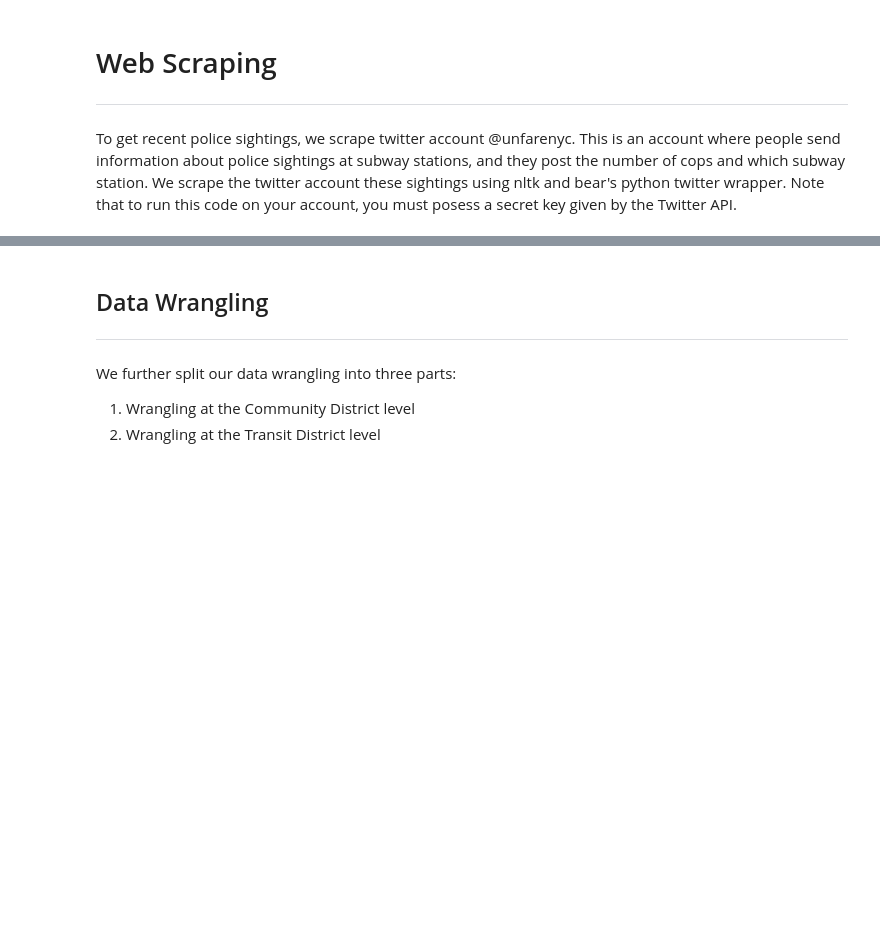
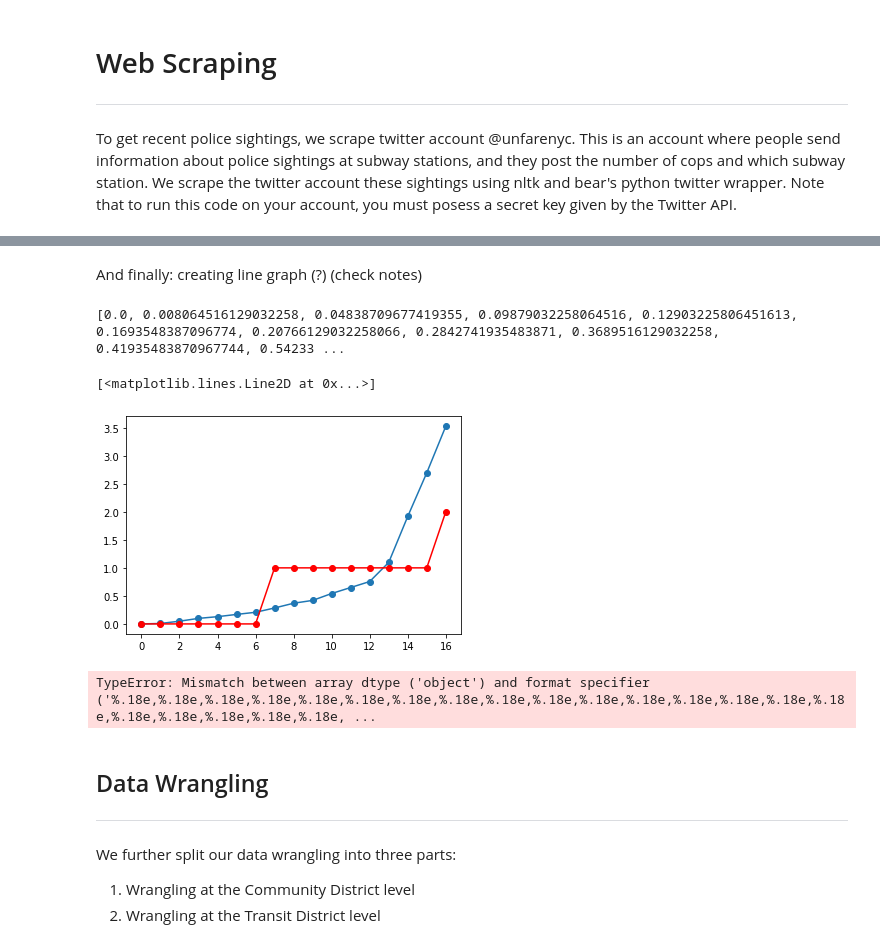
Before and after one commit to lkahlon9/fare_evasion, a Jupyter notebook: fareevasion_main.ipynb, the cells around one changed output, grey strips where cells are left out. Drawn from its saved outputs; the diff is of its cells as text; code cells hidden in the pictures; blank space fills up the shorter version.

```diff
--- a/fareevasion_main.ipynb
+++ b/fareevasion_main.ipynb
@@ -106,0 +131,12 @@ def process_unigram(unigram):
+# %%
+# Read the CSV file of Subway Station names and process the names
+stations = pd.read_csv("Stations.csv")
+
+# Process the station names, convert to list for easy searching
+station_names = list(process_stations(stations['Stop Name']))
+
+# Process the tweets such that it sepearates hyphens, we process unigrams more later.
+processed_tweets = process_stations(tweetsdf['text'])
+
+# Add new empty column to tweetsdf to store station names
+tweetsdf['station_referral'] = np.nan
@@ -107,3 +259,48 @@ def process_unigram(unigram):
+# %% [markdown]
+And finally: creating line graph (?) (check notes)
+# %%
+# Here goes code for visualizing the 24 stations counts per week, etc.
+import datetime
+
+# create a series of data ranges we check (Every sunday since its been created)
+weekly_bins = pd.date_range(start = '2019-08-04', end = '2019-11-30',freq = 'W-SUN')
+
+# Plot average sightings per week
+averagecount_array = [np.nan] * len(weekly_bins)
+for i, week in enumerate(weekly_bins):
+    daysofweek = pd.date_range(start = week, freq = 'D', periods = 7)
+    view = np.where((daysofweek[0] >= tweetsdf['created_at_datetime']) & (tweetsdf['created_at_datetime'] <= daysofweek[6]), 1, 0)
+    averagecount_array[i] = np.count_nonzero(view)
+
+# Tweets abt 79th street
+station_tweets = tweetsdf.loc[tweetsdf['station_referral'] == '79 st']
+count_array = [np.nan] * int(len(weekly_bins))
+for i, week in enumerate(weekly_bins):
+    daysofweek = pd.date_range(start = week, freq = 'D', periods = 7)
+    view = np.where((daysofweek[0] >= station_tweets['created_at_datetime']) & (station_tweets['created_at_datetime'] <= daysofweek[6]), 1, 0)
+    count_array[i] = np.count_nonzero(view)
+# %%
+average_plot = []
+for i, item in enumerate(averagecount_array):
+    average_plot.append(averagecount_array[i] / len(station_names))
+print(average_plot)
+
+plt.plot(average_plot, '-o')
+plt.plot(count_array,'-or')
+# %% [output]
+[0.0, 0.008064516129032258, 0.04838709677419355, 0.09879032258064516, 0.12903225806451613, 0.1693548387096774, 0.20766129032258066, 0.2842741935483871, 0.3689516129032258, 0.41935483870967744, 0.54233 ...
+[<matplotlib.lines.Line2D at 0x...>]
+[figure, added]
+# %%
+# for claire: save dataframe as csv
+import csv
+import collections
+
+
+#ID	user	created_at	text	retweets	station_referral
+np.savetxt('clairedata.csv', (tweetsdf['ID'],tweetsdf['created_at'],tweetsdf['text'],tweetsdf['retweets'],tweetsdf['station_referral']), delimiter=',')
+# %% [output]
+TypeError: Mismatch between array dtype ('object') and format specifier ('%.18e,%.18e,%.18e,%.18e,%.18e,%.18e,%.18e,%.18e,%.18e,%.18e,%.18e,%.18e,%.18e,%.18e,%.18e,%.18e,%.18e,%.18e,%.18e,%.18e,%.18e, ...
 # %% [markdown]
 ## Data Wrangling
 ***
```
Also changed, not shown: parts of 17 cells of this notebook.
